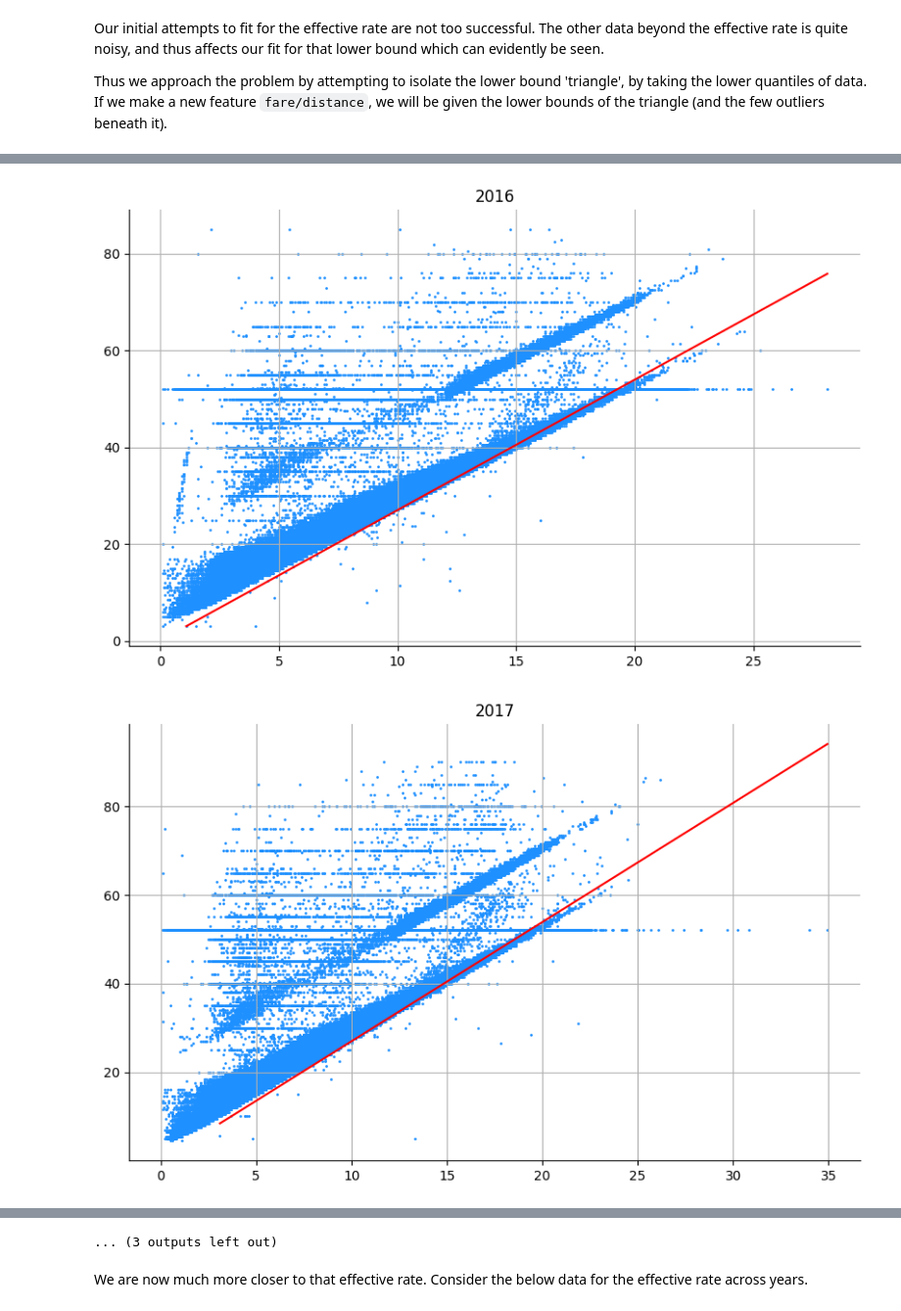
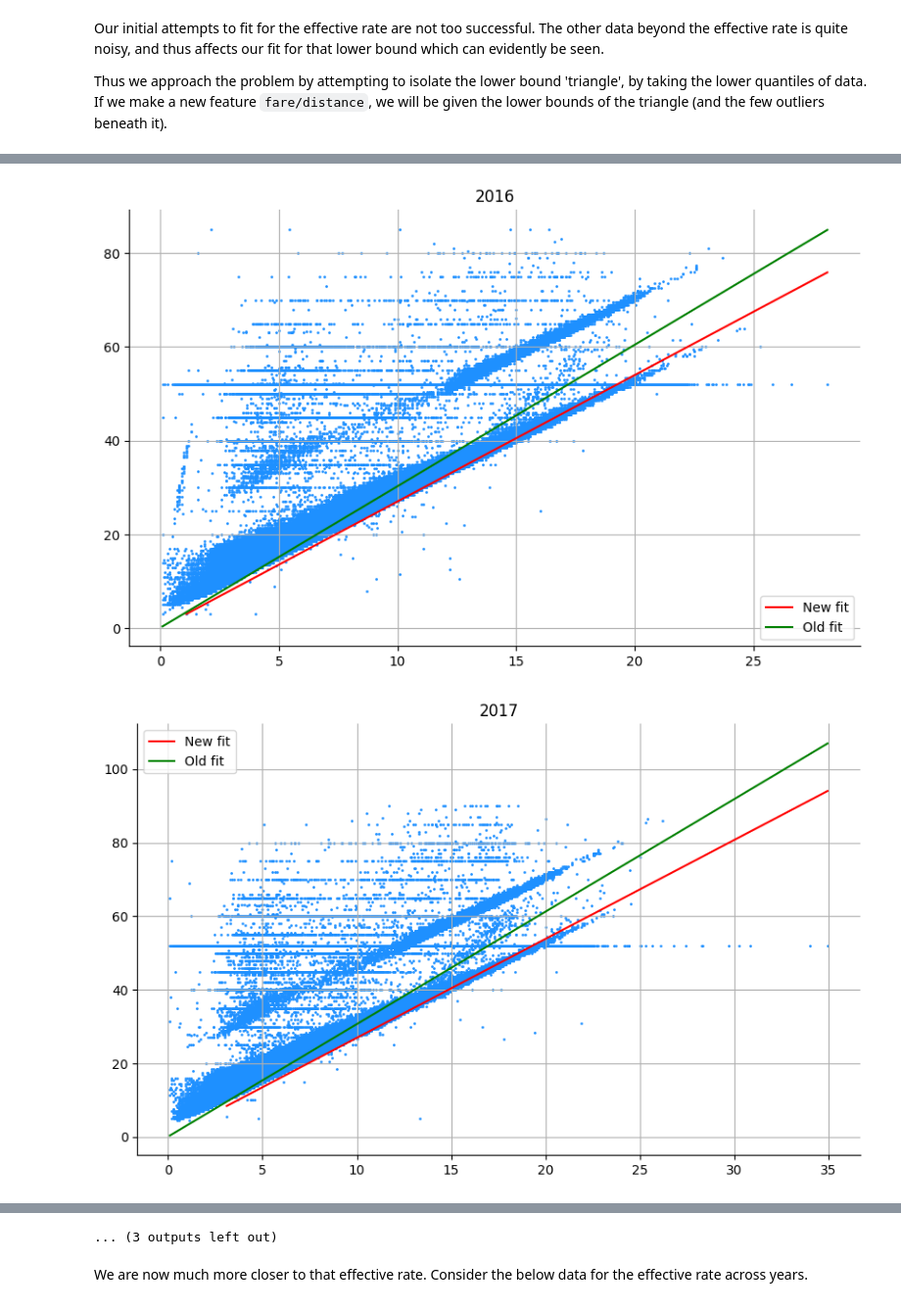
Before and after one commit to haezera/taxis-and-ubers, a Jupyter notebook: research/fare_amount.ipynb, the cells around one changed output, grey strips where cells are left out. Shown at 98% size. Drawn from its saved outputs; the diff is of its cells as text; code cells hidden in the pictures.

```diff
--- a/research/fare_amount.ipynb
+++ b/research/fare_amount.ipynb
@@ -73,10 +73,14 @@ for k, v in year_data.items():
     # end up taking the cab? either way, bad data for us.
 
     v_data = data[data['fare/distance'] < data['fare/distance'].quantile(0.03)]
+    old_model = sm.OLS(sm.add_constant(data['fare_amount']), data['trip_distance']).fit()
     v_model = sm.OLS(sm.add_constant(v_data['fare_amount']), v_data['trip_distance']).fit()
     v_input = np.linspace(v_data['trip_distance'].min(), v_data['trip_distance'].max(), 500)
+    old_input = np.linspace(data['trip_distance'].min(), data['trip_distance'].max(), 500)
     v_params = v_model.params.values[0]
+    old_params = old_model.params.values[0]
     v_output = v_input * v_params[1] + v_params[0]
+    old_output = old_input * old_params[1] + old_params[0]
 
     ensemble_data.append({
         'year': k,
@@ -85,9 +89,11 @@ for k, v in year_data.items():
 
     plt.figure(figsize=(10, 6))
     plt.scatter(data['trip_distance'], data['fare_amount'], s=1, color='dodgerblue')
-    plt.plot(v_input, v_output, color='red')
+    plt.plot(v_input, v_output, color='red', label='New fit')
+    plt.plot(old_input, old_output, color='green', label='Old fit')
     sns.despine()
     plt.grid()
     plt.title(k)
+    plt.legend()
     plt.show()
 # %% [output]
@@ -101,2 +107,2 @@ for k, v in year_data.items():
-[figure, old version]
+[figure, new version]
-[figure, old version]
+[figure, new version]
```
Also changed, not shown: parts of 1 cell of this notebook, 2 other files.
